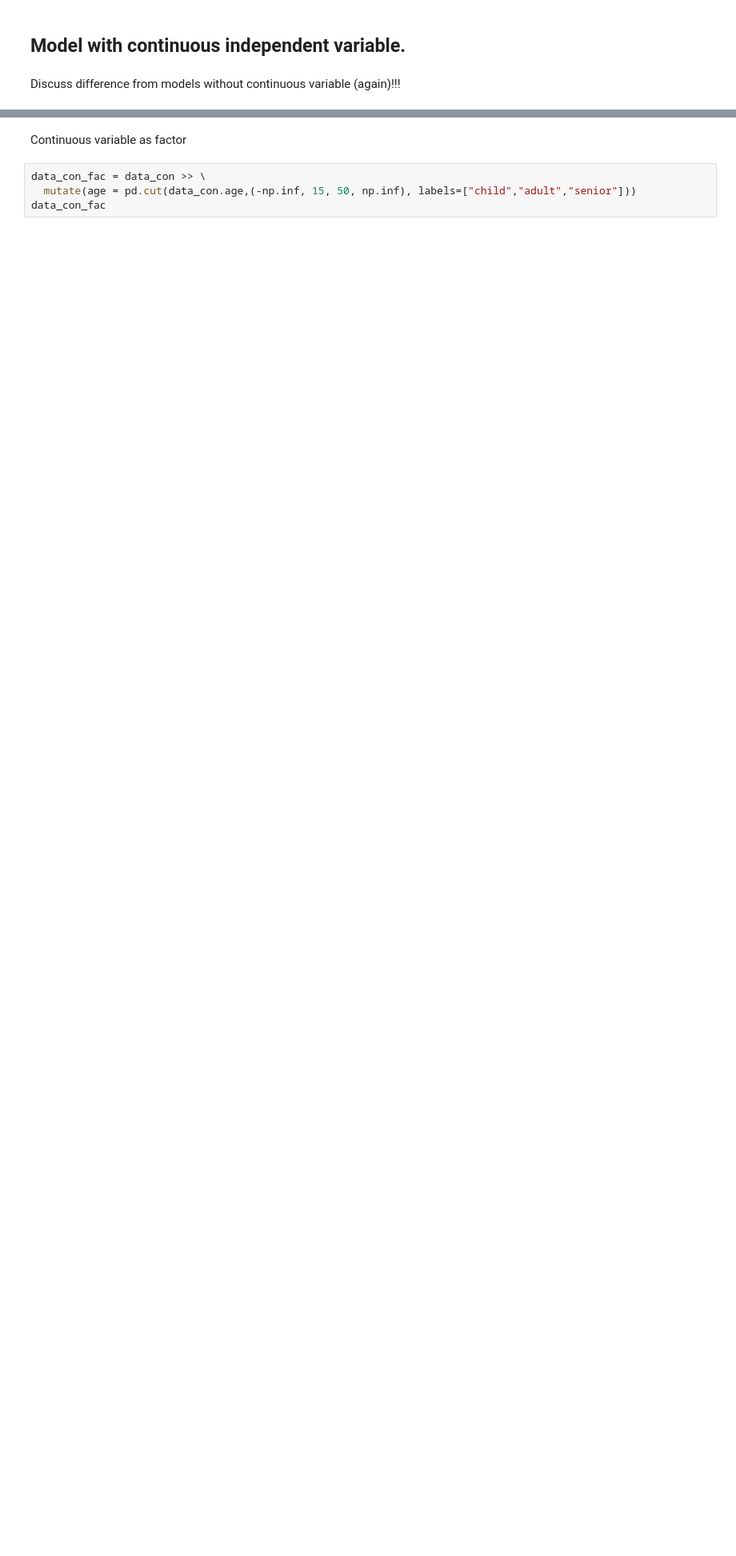
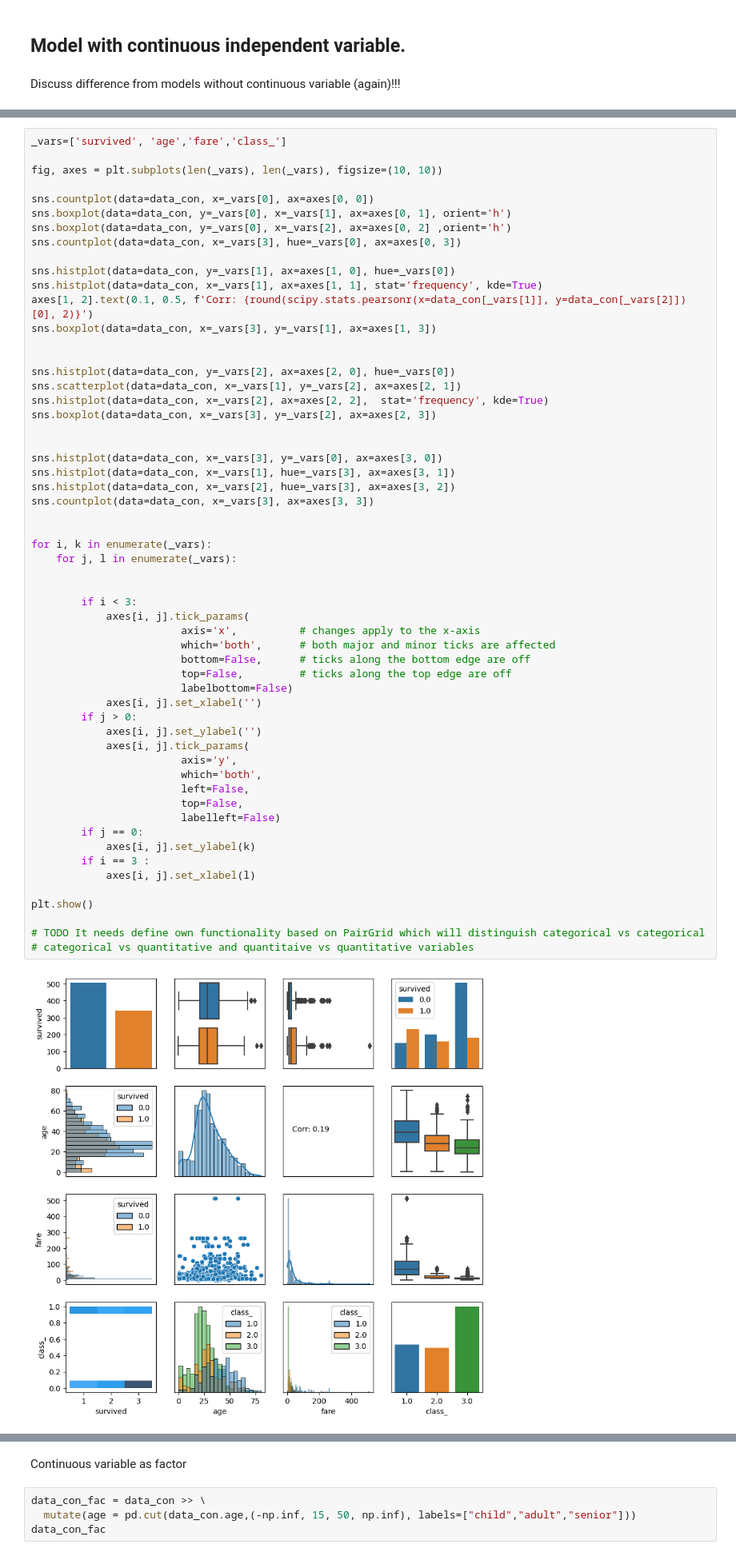
Before and after one commit to Many98/GLM_R2Py, a Jupyter notebook: Python/01ZLMA_ex07_Binary_Data_1.ipynb, the cells around one changed output, grey strips where cells are left out. Shown: that part at 80% size. Saved outputs shown, nothing was run; the diff lists cells and outputs as text; blank space fills up the shorter version.

```diff
--- a/Python/01ZLMA_ex07_Binary_Data_1.ipynb
+++ b/Python/01ZLMA_ex07_Binary_Data_1.ipynb
@@ -837,3 +822,62 @@ g = sns.pairplot(data=data_con, vars=['survived', 'age','fare','class_'])
+# %%
+_vars=['survived', 'age','fare','class_']
+
+fig, axes = plt.subplots(len(_vars), len(_vars), figsize=(10, 10))
+
+sns.countplot(data=data_con, x=_vars[0], ax=axes[0, 0])
+sns.boxplot(data=data_con, y=_vars[0], x=_vars[1], ax=axes[0, 1], orient='h')
+sns.boxplot(data=data_con, y=_vars[0], x=_vars[2], ax=axes[0, 2] ,orient='h')
+sns.countplot(data=data_con, x=_vars[3], hue=_vars[0], ax=axes[0, 3])
+
+sns.histplot(data=data_con, y=_vars[1], ax=axes[1, 0], hue=_vars[0])
+sns.histplot(data=data_con, x=_vars[1], ax=axes[1, 1], stat='frequency', kde=True)
+axes[1, 2].text(0.1, 0.5, f'Corr: {round(scipy.stats.pearsonr(x=data_con[_vars[1]], y=data_con[_vars[2]])[0], 2)}')
+sns.boxplot(data=data_con, x=_vars[3], y=_vars[1], ax=axes[1, 3])
+
+
+sns.histplot(data=data_con, y=_vars[2], ax=axes[2, 0], hue=_vars[0])
+sns.scatterplot(data=data_con, x=_vars[1], y=_vars[2], ax=axes[2, 1])
+sns.histplot(data=data_con, x=_vars[2], ax=axes[2, 2],  stat='frequency', kde=True)
+sns.boxplot(data=data_con, x=_vars[3], y=_vars[2], ax=axes[2, 3])
+
+
+sns.histplot(data=data_con, x=_vars[3], y=_vars[0], ax=axes[3, 0])
+sns.histplot(data=data_con, x=_vars[1], hue=_vars[3], ax=axes[3, 1])
+sns.histplot(data=data_con, x=_vars[2], hue=_vars[3], ax=axes[3, 2])
+sns.countplot(data=data_con, x=_vars[3], ax=axes[3, 3])
+
+
+for i, k in enumerate(_vars):
+    for j, l in enumerate(_vars):
+
+
+        if i < 3:
+            axes[i, j].tick_params(
+                        axis='x',          # changes apply to the x-axis
+                        which='both',      # both major and minor ticks are affected
+                        bottom=False,      # ticks along the bottom edge are off
+                        top=False,         # ticks along the top edge are off
+                        labelbottom=False)
+            axes[i, j].set_xlabel('')
+        if j > 0:
+            axes[i, j].set_ylabel('')
+            axes[i, j].tick_params(
+                        axis='y',
+                        which='both',
+                        left=False,
+                        top=False,
+                        labelleft=False)
+        if j == 0:
+            axes[i, j].set_ylabel(k)
+        if i == 3 :
+            axes[i, j].set_xlabel(l)
+
+plt.show()
+
+# TODO It needs define own functionality based on PairGrid which will distinguish categorical vs categorical
+# categorical vs quantitative and quantitaive vs quantitative variables
+# %% [output]
+[figure, added]
 # %%
 fig, ax = plt.subplots()
 sns.boxplot(x='sex', y='age', hue='survived', ax = ax, data=data_con, showmeans=True)
```
Also changed, not shown: parts of 41 cells of this notebook.
